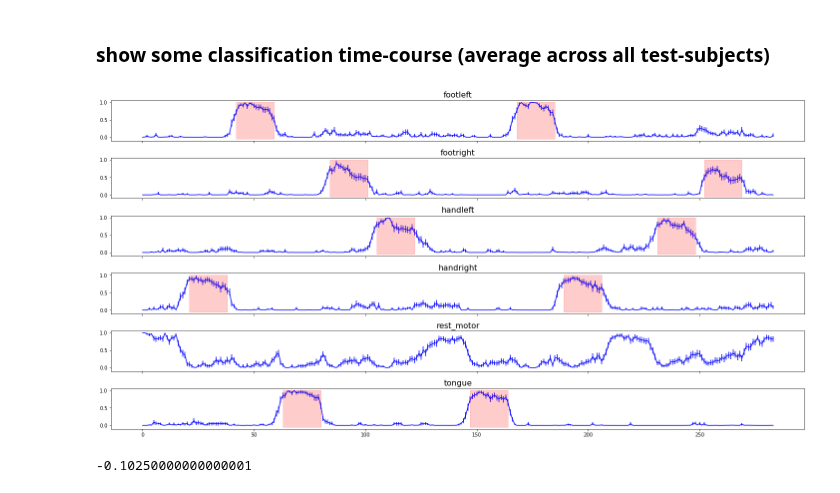
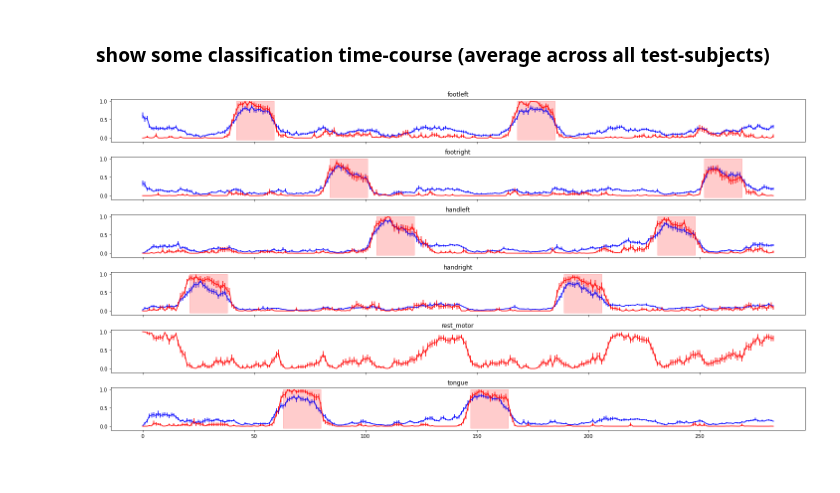
Before and after one commit to PhilippS893/thesis_code_and_analyses, a Jupyter notebook: 06_real-time_simulation/real-time_simulation.ipynb, the cells around one changed output. Cells and saved outputs as stored; diff of their text form; code cells hidden in the pictures.

```diff
--- a/06_real-time_simulation/real-time_simulation.ipynb
+++ b/06_real-time_simulation/real-time_simulation.ipynb
@@ -21,10 +39,10 @@ volume_model_path = "../05_volumetric_approach/models/vol-motor-classifier-withr
 
 t_model_path = "../04_transfer_learning//models/from-scratch/motor_samplesize-120_seed-1224_fold-05"
 
-t_model = BrainStateClassifier3d(t_model_path)
+t_model = BrainStateClassifier3d(t_model_path).float()
 t_model.eval();
 
-volume_model = BrainStateClassifier3d(volume_model_path)
+volume_model = BrainStateClassifier3d(volume_model_path).float()
 volume_model.eval();
 # %% [output]
 Loading from config file ../04_transfer_learning//models/from-scratch/motor_samplesize-120_seed-1224_fold-05/config.yaml
@@ -61,0 +97,15 @@ test_subs = [os.path.split(test_sub_fnames[i])[1][:9] for i in range(len(test_su
+# %%
+for s, sub in tqdm(enumerate(test_subs[:1]), desc="testsubs"):
+    path2nifti = f"/media/philippseidel/5tb/hcp_download/{TASKID}/{sub}_{PE}.nii.gz"
+    # load the data
+    data = nib.load(path2nifti).get_fdata()
+    data = np.nan_to_num(z_transform(data))
+
+    data = torch.tensor(data)
+# %%
+attr = np.zeros_like(data)
+for i in tqdm(range(data.size()[-1]), desc="volumes"):
+    in_vol = data[:,:,:,i].unsqueeze(0).unsqueeze(0).float()
+    attribution = attribute_with_method(LRP, volume_model, in_vol, real[i])
+
+    attr[:,:,:,i] = attribution.squeeze().detach().numpy()
@@ -107,7 +168,7 @@ for i, ax in enumerate(labels_of_interest):
         ctr+=1
 
 real[real==0] = np.squeeze(np.where(np.array(f"rest_{TASKID.lower()}") == np.array(labels)))+1
-real = real-1
+real = (real-1).astype(int)
 # %%
 real
 # %% [output]
@@ -229,39 +273,44 @@ mat, _ = confusion_matrix(real_vec, pred_vec, model.config["class_labels"], ax=a
 # %%
 import matplotlib.pyplot as plt
 
 fig, axes = plt.subplots(len(labels_of_interest),1, figsize=(20,10), sharex=True, sharey=True)
 
-x = np.arange(len(predicted))*.72
+x = np.arange(len(predicted_t))*.72
 
 # the HRF peaks at about 4-6 seconds after the stimulus onset.
 bold_lag = 5
 
-mu = probs.mean(axis=2)
-sem = probs.std(axis=2)/np.sqrt(len(test_subs))
+mu_t = probs_t.mean(axis=2)
+sem_t = probs_t.std(axis=2)/np.sqrt(len(test_subs))
+
+mu_vol = probs_volume.mean(axis=2)
+sem_vol = probs_volume.std(axis=2)/np.sqrt(len(test_subs))
 
 ctr = 0
 for i, ax in enumerate(axes):
     #ax.plot(predicted==indices[i], linewidth=2)
-    ax.errorbar(np.arange(len(mu)), mu[:, i], sem[:,i], color='blue', zorder=1)
+    if i < 4:
+        ax.errorbar(np.arange(len(mu_t)), mu_t[:, i], sem_t[:,i], color='blue', zorder=1)
+    if i == 5:
+        ax.errorbar(np.arange(len(mu_t)), mu_t[:, i-1], sem_t[:,i-1], color='blue', zorder=1)
+    ax.errorbar(np.arange(len(mu_vol)), mu_vol[:, i], sem_vol[:,i], color='red', zorder=1)
     if "rest" in labels_of_interest[i]:
         pass
     else:
         onset = np.ceil(pd.read_table(ev_files[ctr], header=None)/.72)
         for j, on in enumerate(onset[0].values):
             rect=mpatches.Rectangle((on+bold_lag, -.05),onset[1].values[0], 1.05,
                         fill = True, alpha=.2,
                         color = "red",
                         linewidth = 1)
             ax.add_patch(rect)
             #ax.axvline(on+bold_lag, color='r')
             #ax.axvline(on+onset[1].values[0]+bold_lag, color='r', linestyle="--")
         ctr+=1
     ax.set_title(labels_of_interest[i])
 
 fig.tight_layout()
 # %% [output]
-[figure, old version]
+[figure, new version]
 # %%
-ax.get_ylim()[0]
+probs
-# %% [output]
--0.10250000000000001
```
Also changed, not shown: parts of 13 cells of this notebook, 24 other files.
